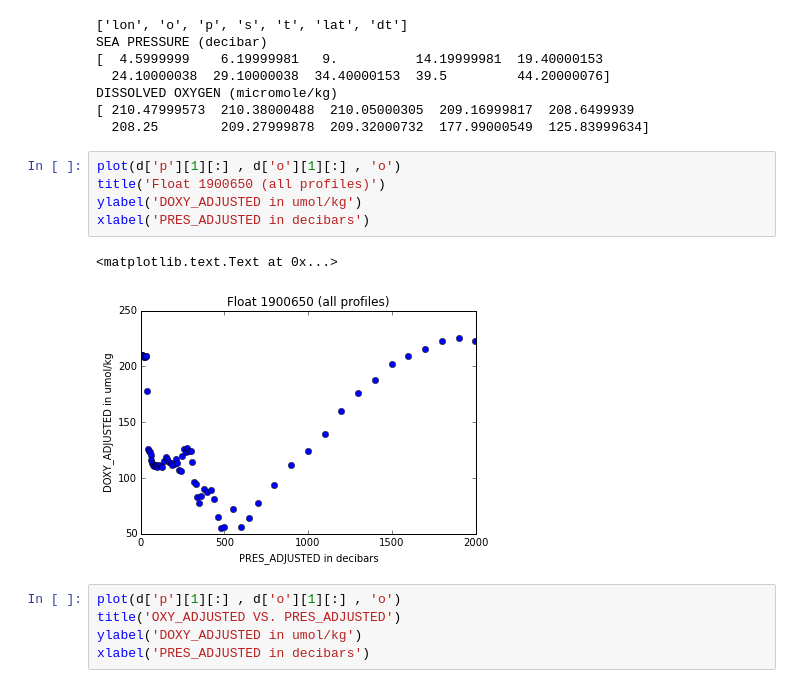
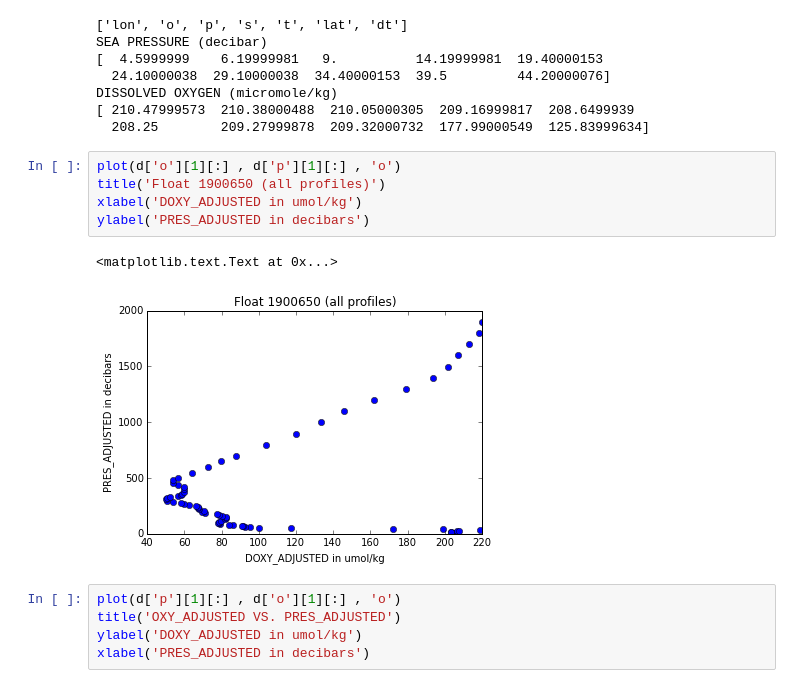
Before and after one commit to josejramirez/Summer-2015-Project, a Jupyter notebook: o2_data_correction.ipynb, the cells around one changed output. Saved outputs shown, nothing was run; the diff lists cells and outputs as text.

```diff
--- a/o2_data_correction.ipynb
+++ b/o2_data_correction.ipynb
@@ -57,13 +43,13 @@ DISSOLVED OXYGEN (micromole/kg)
 [ 210.47999573  210.38000488  210.05000305  209.16999817  208.6499939
   208.25        209.27999878  209.32000732  177.99000549  125.83999634]
 # %%
-plot(d['p'][1][:] , d['o'][1][:] , 'o')
+plot(d['o'][1][:] , d['p'][1][:] , 'o')
 title('Float 1900650 (all profiles)')
-ylabel('DOXY_ADJUSTED in umol/kg')
-xlabel('PRES_ADJUSTED in decibars')
+xlabel('DOXY_ADJUSTED in umol/kg')
+ylabel('PRES_ADJUSTED in decibars')
 # %% [output]
 <matplotlib.text.Text at 0x...>
-[figure, old version]
+[figure, new version]
 # %%
 plot(d['p'][1][:] , d['o'][1][:] , 'o')
 title('OXY_ADJUSTED VS. PRES_ADJUSTED')
```
Also changed, not shown: parts of 1 cell of this notebook.
